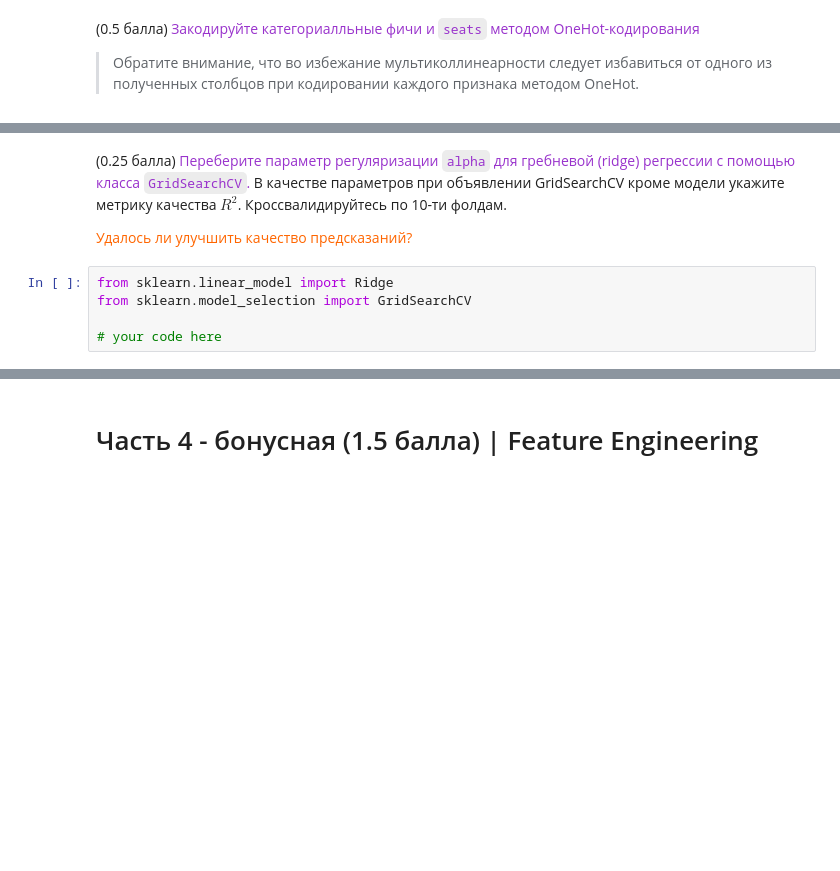
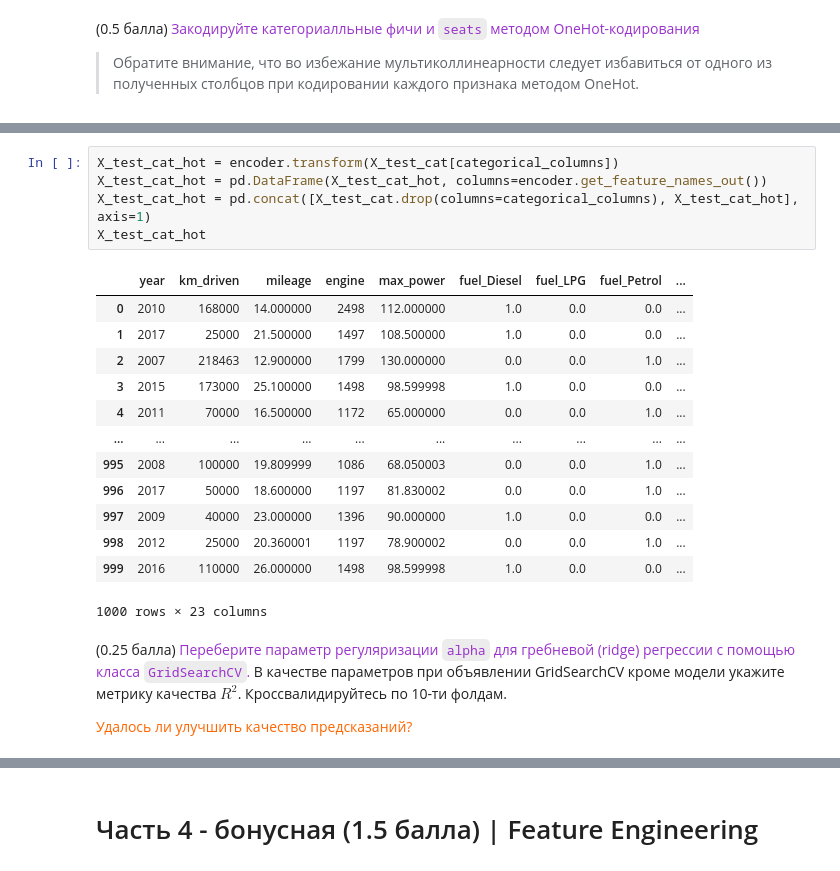
Before and after one commit to TiunovNN/hse-ml-homeworks, a Jupyter notebook: homework1/HW1_Regression_with_inference.ipynb, the cells around one changed output, grey strips where cells are left out. Drawn from its saved outputs; the diff is of its cells as text; blank space fills up the shorter version.

```diff
--- a/homework1/HW1_Regression_with_inference.ipynb
+++ b/homework1/HW1_Regression_with_inference.ipynb
@@ -549,9 +636,23 @@ from sklearn.preprocessing import OneHotEncoder # или можно исполь
+# %%
+X_test_cat_hot = encoder.transform(X_test_cat[categorical_columns])
+X_test_cat_hot = pd.DataFrame(X_test_cat_hot, columns=encoder.get_feature_names_out())
+X_test_cat_hot = pd.concat([X_test_cat.drop(columns=categorical_columns), X_test_cat_hot], axis=1)
+X_test_cat_hot
+# %% [output]
+|  | year | km_driven | mileage | engine | max_power | fuel_Diesel | fuel_LPG | fuel_Petrol | ... |
+| 0 | 2010 | 168000 | 14.000000 | 2498 | 112.000000 | 1.0 | 0.0 | 0.0 | ... |
+| 1 | 2017 | 25000 | 21.500000 | 1497 | 108.500000 | 1.0 | 0.0 | 0.0 | ... |
+| 2 | 2007 | 218463 | 12.900000 | 1799 | 130.000000 | 0.0 | 0.0 | 1.0 | ... |
+| 3 | 2015 | 173000 | 25.100000 | 1498 | 98.599998 | 1.0 | 0.0 | 0.0 | ... |
+| 4 | 2011 | 70000 | 16.500000 | 1172 | 65.000000 | 0.0 | 0.0 | 1.0 | ... |
+| ... | ... | ... | ... | ... | ... | ... | ... | ... | ... |
+| 995 | 2008 | 100000 | 19.809999 | 1086 | 68.050003 | 0.0 | 0.0 | 1.0 | ... |
+| 996 | 2017 | 50000 | 18.600000 | 1197 | 81.830002 | 0.0 | 0.0 | 1.0 | ... |
+| 997 | 2009 | 40000 | 23.000000 | 1396 | 90.000000 | 1.0 | 0.0 | 0.0 | ... |
+| 998 | 2012 | 25000 | 20.360001 | 1197 | 78.900002 | 0.0 | 0.0 | 1.0 | ... |
+| 999 | 2016 | 110000 | 26.000000 | 1498 | 98.599998 | 1.0 | 0.0 | 0.0 | ... |
+1000 rows × 23 columns
 # %% [markdown]
 (0.25 балла) <font color='#9933CC'>Переберите параметр регуляризации `alpha` для гребневой (ridge) регрессии с помощью класса `GridSearchCV`.</font> В качестве параметров при объявлении GridSearchCV кроме модели укажите метрику качества $R^2$. Кроссвалидируйтесь по 10-ти фолдам.
 
 <font color='#FF6600'>Удалось ли улучшить качество предсказаний?</font>
-# %%
-from sklearn.linear_model import Ridge
-from sklearn.model_selection import GridSearchCV
-
-# your code here
```
Also changed, not shown: parts of 39 cells of this notebook.
